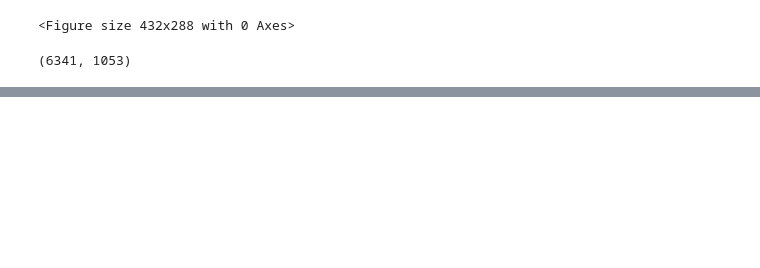
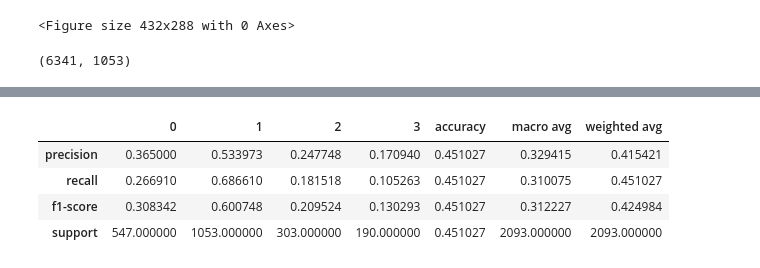
Before and after one commit to kenza-amira/Head_Motion_Classify, a Jupyter notebook: Scikit.ipynb, the cells around one changed output, grey strips where cells are left out. Saved outputs shown, nothing was run; the diff lists cells and outputs as text; code cells hidden in the pictures; blank space fills up the shorter version.

```diff
--- a/Scikit.ipynb
+++ b/Scikit.ipynb
@@ -173,10 +184,16 @@ plt.savefig(
 <Figure size 432x288 with 0 Axes>
 # %%
-%mkdir "AVG"
 from sklearn import metrics
 report = metrics.classification_report(y_test, y_pred, output_dict=True)
 dataframe = pd.DataFrame.from_dict(report)
-dataframe.to_csv('classification_report_avg.csv', index = False)
+dataframe.to_csv('classification_report_most.csv', index = False)
+dataframe
+# %% [output]
+|  | 0 | 1 | 2 | 3 | accuracy | macro avg | weighted avg |
+| precision | 0.365000 | 0.533973 | 0.247748 | 0.170940 | 0.451027 | 0.329415 | 0.415421 |
+| recall | 0.266910 | 0.686610 | 0.181518 | 0.105263 | 0.451027 | 0.310075 | 0.451027 |
+| f1-score | 0.308342 | 0.600748 | 0.209524 | 0.130293 | 0.451027 | 0.312227 | 0.424984 |
+| support | 547.000000 | 1053.000000 | 303.000000 | 190.000000 | 0.451027 | 2093.000000 | 2093.000000 |
 # %%
 import pickle
 pickle.dump(kmeans, open("kmeans_on_all", 'wb'))
```
Also changed, not shown: parts of 9 cells of this notebook.
